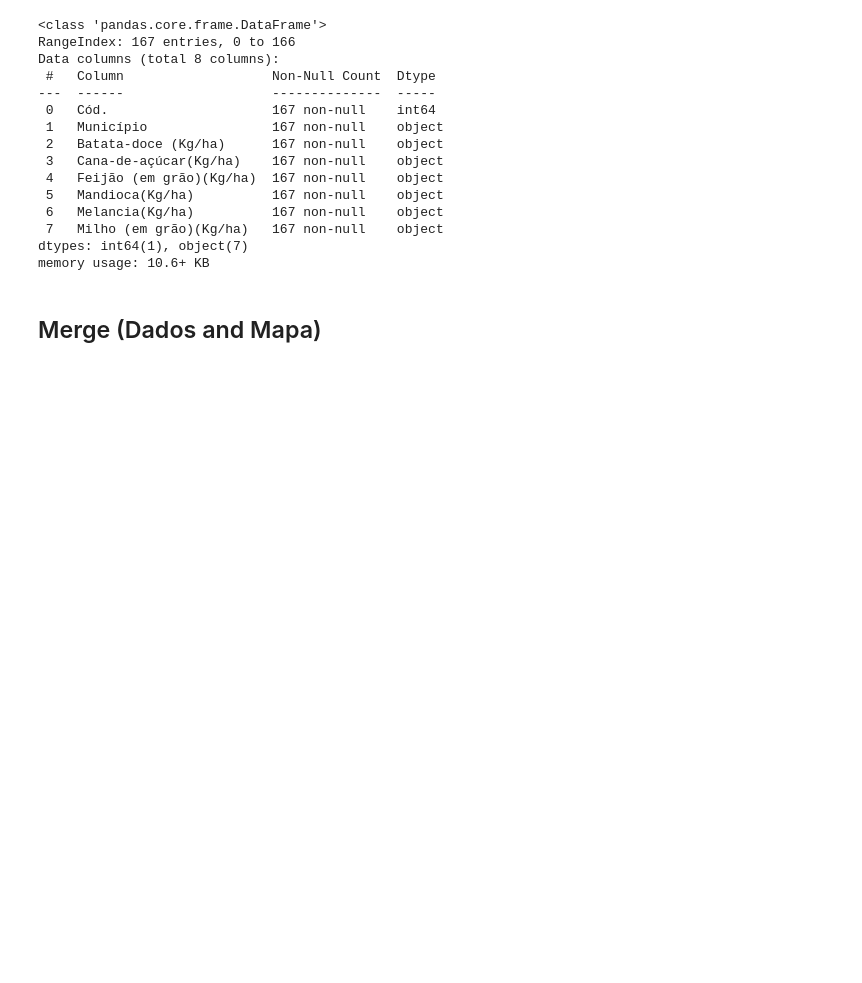
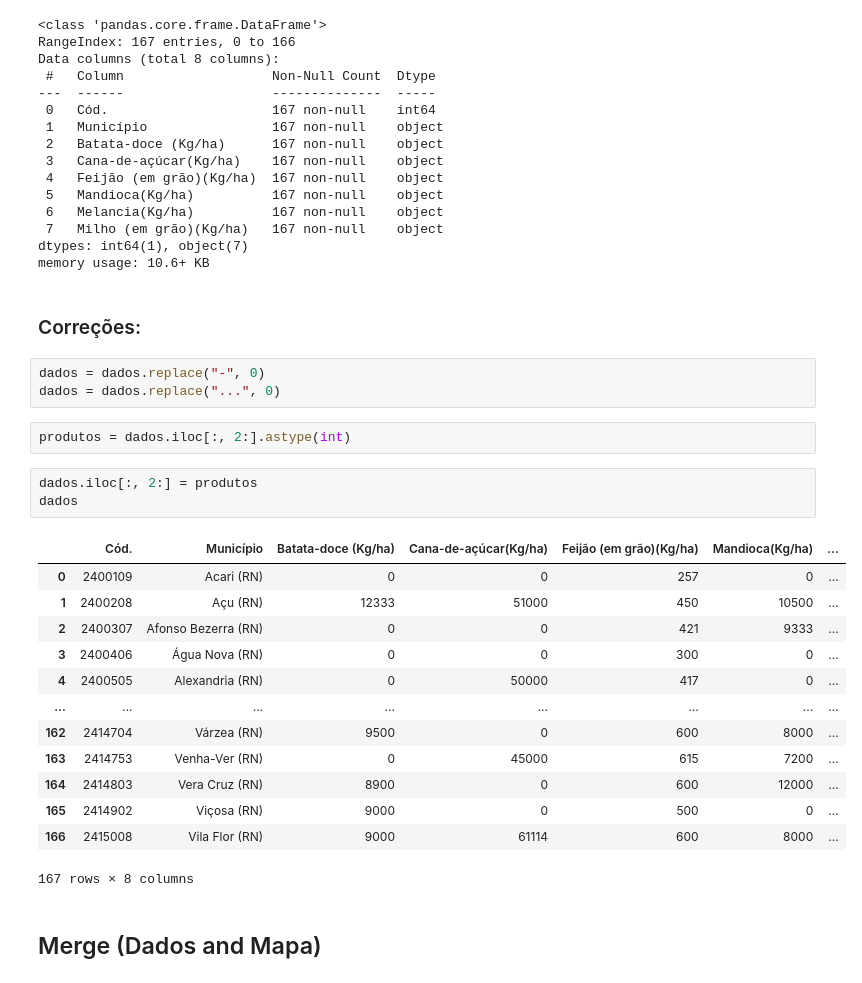
Before and after one commit to Gus-1003/Projetos_Geoestatistica, a Jupyter notebook: Sidra_RN_ProduçõesTemporarias/Sidra_RN_PT.ipynb, the cells around one changed output. Saved outputs shown, nothing was run; the diff lists cells and outputs as text; blank space fills up the shorter version.

```diff
--- a/Sidra_RN_ProduçõesTemporarias/Sidra_RN_PT.ipynb
+++ b/Sidra_RN_ProduçõesTemporarias/Sidra_RN_PT.ipynb
@@ -150,6 +148,30 @@ Data columns (total 8 columns):
  7   Milho (em grão)(Kg/ha)   167 non-null    object
 dtypes: int64(1), object(7)
 memory usage: 10.6+ KB
+# %% [markdown]
+### Correções:
+# %%
+dados = dados.replace("-", 0)
+dados = dados.replace("...", 0)
+# %%
+produtos = dados.iloc[:, 2:].astype(int)
+# %%
+dados.iloc[:, 2:] = produtos
+dados
+# %% [output]
+|  | Cód. | Município | Batata-doce (Kg/ha) | Cana-de-açúcar(Kg/ha) | Feijão (em grão)(Kg/ha) | Mandioca(Kg/ha) | ... |
+| 0 | 2400109 | Acari (RN) | 0 | 0 | 257 | 0 | ... |
+| 1 | 2400208 | Açu (RN) | 12333 | 51000 | 450 | 10500 | ... |
+| 2 | 2400307 | Afonso Bezerra (RN) | 0 | 0 | 421 | 9333 | ... |
+| 3 | 2400406 | Água Nova (RN) | 0 | 0 | 300 | 0 | ... |
+| 4 | 2400505 | Alexandria (RN) | 0 | 50000 | 417 | 0 | ... |
+| ... | ... | ... | ... | ... | ... | ... | ... |
+| 162 | 2414704 | Várzea (RN) | 9500 | 0 | 600 | 8000 | ... |
+| 163 | 2414753 | Venha-Ver (RN) | 0 | 45000 | 615 | 7200 | ... |
+| 164 | 2414803 | Vera Cruz (RN) | 8900 | 0 | 600 | 12000 | ... |
+| 165 | 2414902 | Viçosa (RN) | 9000 | 0 | 500 | 0 | ... |
+| 166 | 2415008 | Vila Flor (RN) | 9000 | 61114 | 600 | 8000 | ... |
+167 rows × 8 columns
 # %% [markdown]
 ## Merge (Dados and Mapa)
 # %%
```
Also changed, not shown: parts of 62 cells of this notebook.
